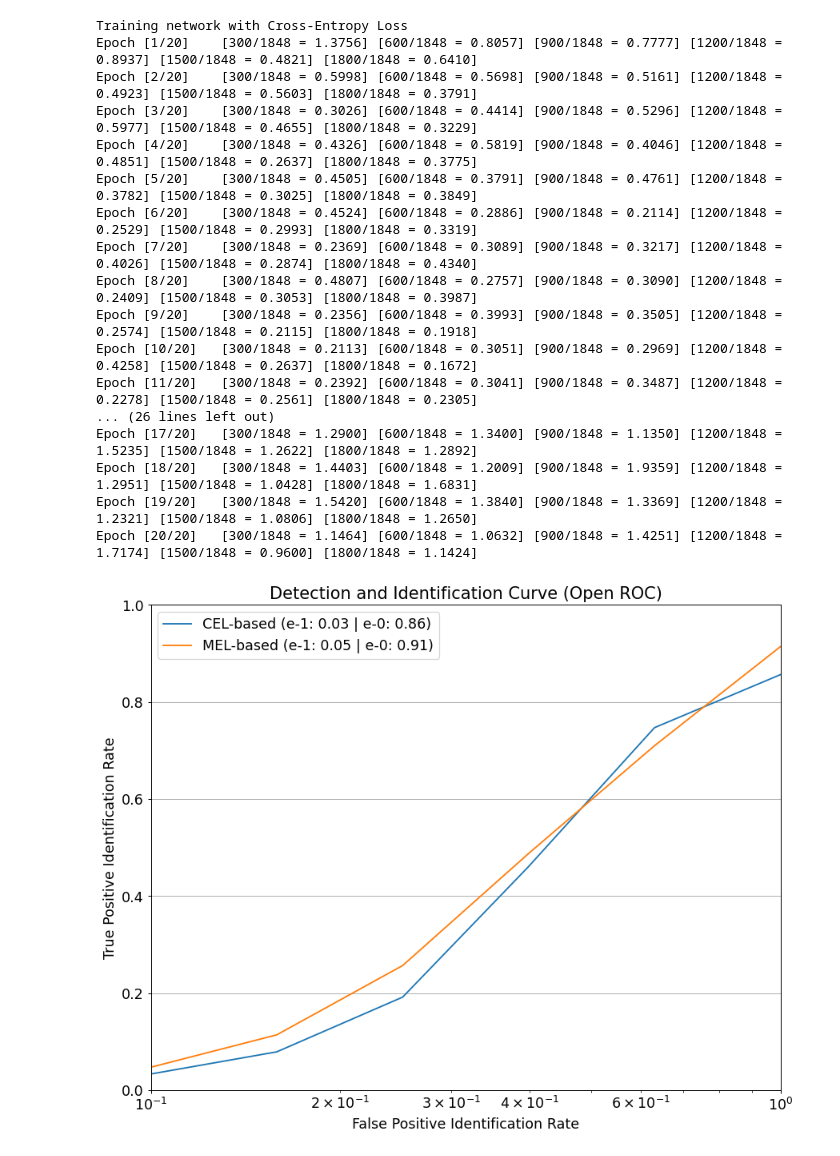
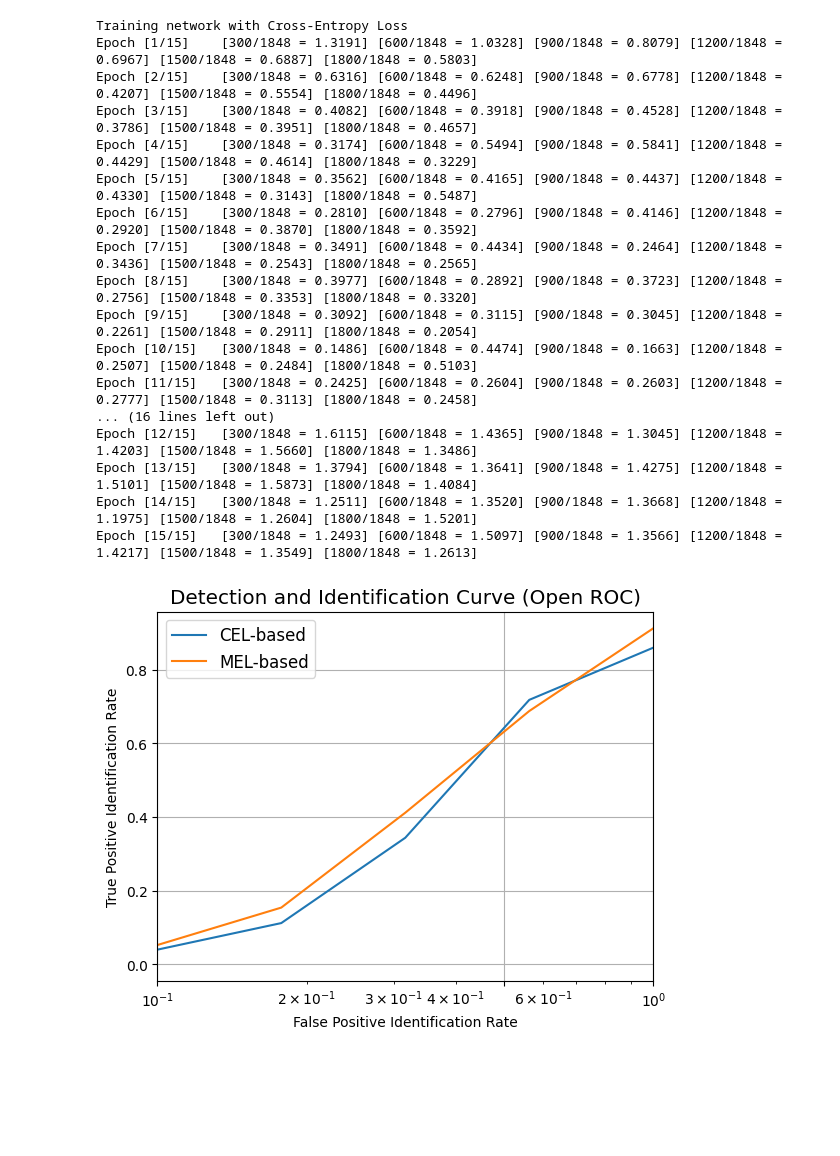
Before and after one commit to rafaelvareto/maximal-entropy-loss, a Jupyter notebook: openset_tutorial.ipynb, the cells around one changed output. Cells and saved outputs as stored; diff of their text form; code cells hidden in the pictures; blank space fills up the shorter version.

Commit message:
Open-set evaluation on E-MNIST and K-MNIST with PyTorch

```diff
--- a/openset_tutorial.ipynb
+++ b/openset_tutorial.ipynb
@@ -27,7 +27,7 @@ hidden_size = 1024
 
 batch_size  = 100
 learn_rate  = 3e-4
-num_epochs  = 20
+num_epochs  = 15
 # %%
 #@title Downloading E-MNIST & K-MNIST data
 
@@ -160,22 +159,22 @@ print('Training network with Maximal-Entropy Loss')
 model_mel = train_network(train_loader_mel, model_mel, criterion_mel, optimizer_mel, num_epochs, num_samples, device)
 # %% [output]
 Training network with Cross-Entropy Loss
-Epoch [1/20]    [300/1848 = 1.3756] [600/1848 = 0.8057] [900/1848 = 0.7777] [1200/1848 = 0.8937] [1500/1848 = 0.4821] [1800/1848 = 0.6410]
-Epoch [2/20]    [300/1848 = 0.5998] [600/1848 = 0.5698] [900/1848 = 0.5161] [1200/1848 = 0.4923] [1500/1848 = 0.5603] [1800/1848 = 0.3791]
-Epoch [3/20]    [300/1848 = 0.3026] [600/1848 = 0.4414] [900/1848 = 0.5296] [1200/1848 = 0.5977] [1500/1848 = 0.4655] [1800/1848 = 0.3229]
-Epoch [4/20]    [300/1848 = 0.4326] [600/1848 = 0.5819] [900/1848 = 0.4046] [1200/1848 = 0.4851] [1500/1848 = 0.2637] [1800/1848 = 0.3775]
-Epoch [5/20]    [300/1848 = 0.4505] [600/1848 = 0.3791] [900/1848 = 0.4761] [1200/1848 = 0.3782] [1500/1848 = 0.3025] [1800/1848 = 0.3849]
-Epoch [6/20]    [300/1848 = 0.4524] [600/1848 = 0.2886] [900/1848 = 0.2114] [1200/1848 = 0.2529] [1500/1848 = 0.2993] [1800/1848 = 0.3319]
-Epoch [7/20]    [300/1848 = 0.2369] [600/1848 = 0.3089] [900/1848 = 0.3217] [1200/1848 = 0.4026] [1500/1848 = 0.2874] [1800/1848 = 0.4340]
-Epoch [8/20]    [300/1848 = 0.4807] [600/1848 = 0.2757] [900/1848 = 0.3090] [1200/1848 = 0.2409] [1500/1848 = 0.3053] [1800/1848 = 0.3987]
-Epoch [9/20]    [300/1848 = 0.2356] [600/1848 = 0.3993] [900/1848 = 0.3505] [1200/1848 = 0.2574] [1500/1848 = 0.2115] [1800/1848 = 0.1918]
-Epoch [10/20]   [300/1848 = 0.2113] [600/1848 = 0.3051] [900/1848 = 0.2969] [1200/1848 = 0.4258] [1500/1848 = 0.2637] [1800/1848 = 0.1672]
-Epoch [11/20]   [300/1848 = 0.2392] [600/1848 = 0.3041] [900/1848 = 0.3487] [1200/1848 = 0.2278] [1500/1848 = 0.2561] [1800/1848 = 0.2305]
-... (26 lines left out)
-Epoch [17/20]   [300/1848 = 1.2900] [600/1848 = 1.3400] [900/1848 = 1.1350] [1200/1848 = 1.5235] [1500/1848 = 1.2622] [1800/1848 = 1.2892]
-Epoch [18/20]   [300/1848 = 1.4403] [600/1848 = 1.2009] [900/1848 = 1.9359] [1200/1848 = 1.2951] [1500/1848 = 1.0428] [1800/1848 = 1.6831]
-Epoch [19/20]   [300/1848 = 1.5420] [600/1848 = 1.3840] [900/1848 = 1.3369] [1200/1848 = 1.2321] [1500/1848 = 1.0806] [1800/1848 = 1.2650]
-Epoch [20/20]   [300/1848 = 1.1464] [600/1848 = 1.0632] [900/1848 = 1.4251] [1200/1848 = 1.7174] [1500/1848 = 0.9600] [1800/1848 = 1.1424]
+Epoch [1/15]    [300/1848 = 1.3191] [600/1848 = 1.0328] [900/1848 = 0.8079] [1200/1848 = 0.6967] [1500/1848 = 0.6887] [1800/1848 = 0.5803]
+Epoch [2/15]    [300/1848 = 0.6316] [600/1848 = 0.6248] [900/1848 = 0.6778] [1200/1848 = 0.4207] [1500/1848 = 0.5554] [1800/1848 = 0.4496]
+Epoch [3/15]    [300/1848 = 0.4082] [600/1848 = 0.3918] [900/1848 = 0.4528] [1200/1848 = 0.3786] [1500/1848 = 0.3951] [1800/1848 = 0.4657]
+Epoch [4/15]    [300/1848 = 0.3174] [600/1848 = 0.5494] [900/1848 = 0.5841] [1200/1848 = 0.4429] [1500/1848 = 0.4614] [1800/1848 = 0.3229]
+Epoch [5/15]    [300/1848 = 0.3562] [600/1848 = 0.4165] [900/1848 = 0.4437] [1200/1848 = 0.4330] [1500/1848 = 0.3143] [1800/1848 = 0.5487]
+Epoch [6/15]    [300/1848 = 0.2810] [600/1848 = 0.2796] [900/1848 = 0.4146] [1200/1848 = 0.2920] [1500/1848 = 0.3870] [1800/1848 = 0.3592]
+Epoch [7/15]    [300/1848 = 0.3491] [600/1848 = 0.4434] [900/1848 = 0.2464] [1200/1848 = 0.3436] [1500/1848 = 0.2543] [1800/1848 = 0.2565]
+Epoch [8/15]    [300/1848 = 0.3977] [600/1848 = 0.2892] [900/1848 = 0.3723] [1200/1848 = 0.2756] [1500/1848 = 0.3353] [1800/1848 = 0.3320]
+Epoch [9/15]    [300/1848 = 0.3092] [600/1848 = 0.3115] [900/1848 = 0.3045] [1200/1848 = 0.2261] [1500/1848 = 0.2911] [1800/1848 = 0.2054]
+Epoch [10/15]   [300/1848 = 0.1486] [600/1848 = 0.4474] [900/1848 = 0.1663] [1200/1848 = 0.2507] [1500/1848 = 0.2484] [1800/1848 = 0.5103]
+Epoch [11/15]   [300/1848 = 0.2425] [600/1848 = 0.2604] [900/1848 = 0.2603] [1200/1848 = 0.2777] [1500/1848 = 0.3113] [1800/1848 = 0.2458]
+... (16 lines left out)
+Epoch [12/15]   [300/1848 = 1.6115] [600/1848 = 1.4365] [900/1848 = 1.3045] [1200/1848 = 1.4203] [1500/1848 = 1.5660] [1800/1848 = 1.3486]
+Epoch [13/15]   [300/1848 = 1.3794] [600/1848 = 1.3641] [900/1848 = 1.4275] [1200/1848 = 1.5101] [1500/1848 = 1.5873] [1800/1848 = 1.4084]
+Epoch [14/15]   [300/1848 = 1.2511] [600/1848 = 1.3520] [900/1848 = 1.3668] [1200/1848 = 1.1975] [1500/1848 = 1.2604] [1800/1848 = 1.5201]
+Epoch [15/15]   [300/1848 = 1.2493] [600/1848 = 1.5097] [900/1848 = 1.3566] [1200/1848 = 1.4217] [1500/1848 = 1.3549] [1800/1848 = 1.2613]
 # %%
 #@title Evaluating the accuracy of the models
 
@@ -194,8 +193,19 @@ def evaluate_network(loader, model, neg_class=-1, device='cpu'):
 
 neg_pos_scores_cel = evaluate_network(probe_loader_cel, model_cel, len(train_data.classes), device=device)
 neg_pos_scores_mel = evaluate_network(probe_loader_mel, model_mel, device=device)
-# %%
-dir_values = [neg_pos_scores_cel, neg_pos_scores_mel]
-bob.measure.plot.detection_identification_curve(dir_values, ['CEL-based', 'MEL-based'], log_scale=True)
-# %% [output]
-[figure, removed]
+# %%
+from matplotlib import pyplot
+
+bob.measure.plot.detection_identification_curve(neg_pos_scores_cel, label='CEL-based')
+bob.measure.plot.detection_identification_curve(neg_pos_scores_mel, label='MEL-based')
+pyplot.rcParams.update({'font.size': 12})
+pyplot.title('Detection and Identification Curve (Open ROC)')
+pyplot.xlabel('False Positive Identification Rate')
+pyplot.ylabel('True Positive Identification Rate')
+pyplot.legend(loc='best')
+pyplot.xlim([1e-1, 1.00])
+pyplot.xticks([1e-1, 5e-1, 1.0])
+pyplot.grid(True)
+pyplot.show()
+# %% [output]
+[figure, added]
```
Also changed, not shown: parts of 2 cells of this notebook.
